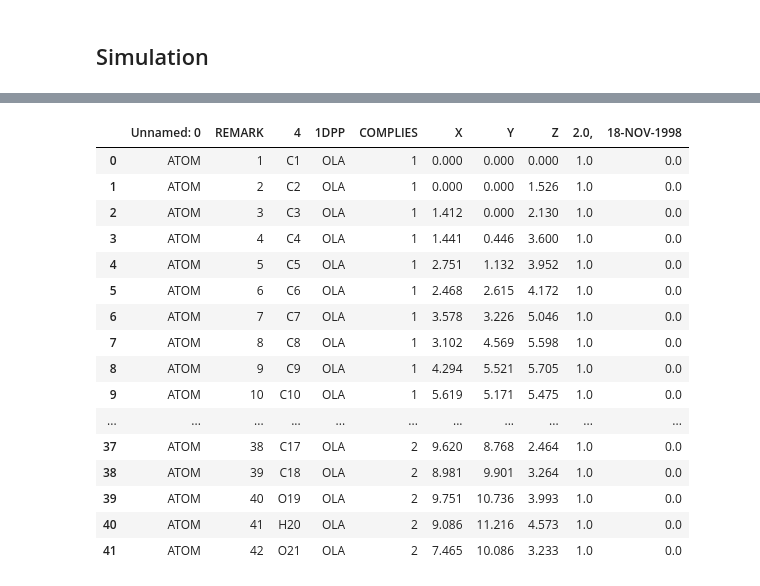
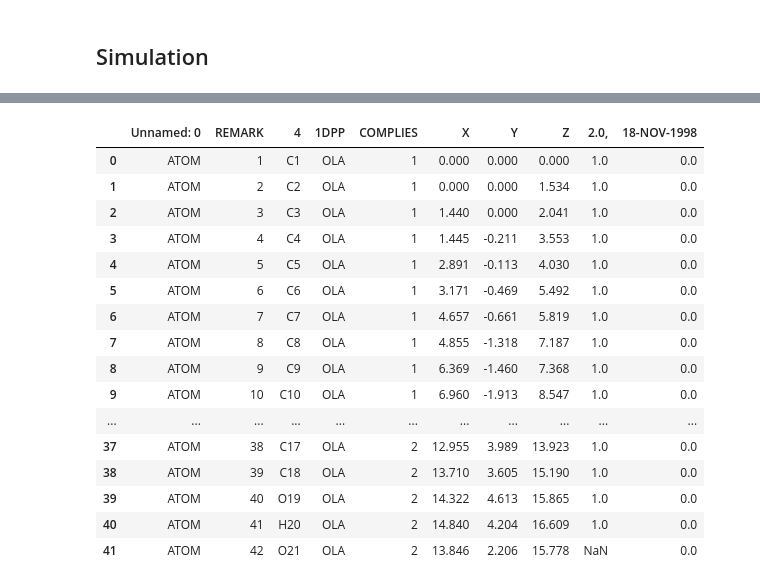
Before and after one commit to fengchenLBL/protein-dynamics-sim, a Jupyter notebook: webapp.ipynb, the cells around one changed output, grey strips where cells are left out. Saved outputs shown, nothing was run; the diff lists cells and outputs as text; code cells hidden in the pictures.

```diff
--- a/webapp.ipynb
+++ b/webapp.ipynb
@@ -299,9 +299,18 @@ def multinorm_sim(ds, k):
 
     return(np.array(tmp_list))
 
+atom_len = {}
+for data_k in np.unique(df['COMPLIES']):
+    tmp_df = df[df['COMPLIES'] == data_k]
+    for j in range(4, len(tmp_df)):
+        if j not in atom_len:
+            atom_len[j] = [p1p2(tmp_df[['X','Y','Z']].iloc[0], tmp_df[['X','Y','Z']].iloc[j])]
+        else:
+            atom_len[j].append(p1p2(tmp_df[['X','Y','Z']].iloc[0], tmp_df[['X','Y','Z']].iloc[j]))
+
+atom_len_dict = dict(pd.DataFrame(atom_len).mean())
+
 def sim_seq2(seq_l = 20, k_double = 9, data_sim=data_sim):
-    # seq_l = 20
-    # k_double = 9
     sim_df = pd.DataFrame(columns = list(data_sim.columns)+['dot_distance3'])
     sim_df
     #seq_l = 20
@@ -313,39 +322,15 @@ def sim_seq2(seq_l = 20, k_double = 9, data_sim=data_sim):
     sim_df['2.0,'] = 1.0
     sim_df['18-NOV-1998'] = 0.0
     #sim_df['18-NOV-1998'] df[df['atom_seq2'] == 'CCCC']['dots-distance'].sample(n=seq_l)
-
-    ds = df[df['atom_seq2']   == 'CCCC'][['dots-angle', 'dots-distance', 'planes-angle','dot_distance3']]
-    ds21 = df[df['atom_seq2'] == 'CCCc9'][['dots-angle', 'dots-distance', 'planes-angle','dot_distance3']]
-    ds22 = df[df['atom_seq2'] == 'CCc9c10'][['dots-angle', 'dots-distance', 'planes-angle','dot_distance3']]
-    ds23 = df[df['atom_seq2'] == 'Cc9c10C'][['dots-angle', 'dots-distance', 'planes-angle','dot_distance3']]
-    ds24 = df[df['atom_seq2'] == 'c9c10CC'][['dots-angle', 'dots-distance', 'planes-angle','dot_distance3']]
-    ds25 = df[df['atom_seq2'] == 'c10CCC'][['dots-angle', 'dots-distance', 'planes-angle','dot_distance3']]
-
-    tmp = pd.DataFrame(multinorm_sim(ds, seq_l),columns=ds.columns)
-    #tmp = pd.DataFrame(np.random.multivariate_normal(ds.mean(), ds.cov(), seq_l),columns=ds.columns)
-    #tmp = df[df['atom_seq2'] == 'CCCC'][['dots-angle', 'dots-distance', 'planes-angle','dot_distance3']].sample(n=seq_l)
+    tmp = df[df['atom_seq2'] == 'CCCC'][['dots-angle', 'dots-distance', 'planes-angle','dot_distance3']].sample(n=seq_l)
     tmp.index = sim_df.index
     sim_df[['dots-angle', 'dots-distance', 'planes-angle','dot_distance3']] = tmp[['dots-angle', 'dots-distance', 'planes-angle','dot_distance3']]
 
-    # tmp2 = pd.concat([df[df['atom_seq2'] == 'CCCc9'][['dots-angle', 'dots-distance', 'planes-angle','dot_distance3']].sample(n=1),
-    #               df[df['atom_seq2'] == 'CCc9c10'][['dots-angle', 'dots-distance', 'planes-angle','dot_distance3']].sample(n=1),
-    #               df[df['atom_seq2'] == 'Cc9c10C'][['dots-angle', 'dots-distance', 'planes-angle','dot_distance3']].sample(n=1),
-    #               df[df['atom_seq2'] == 'c9c10CC'][['dots-angle', 'dots-distance', 'planes-angle','dot_distance3']].sample(n=1),
-    #               df[df['atom_seq2'] == 'c10CCC'][['dots-angle', 'dots-distance', 'planes-angle','dot_distance3']].sample(n=1)])
-
-#     tmp2 = pd.concat([pd.DataFrame(np.random.multivariate_normal(ds21.mean(), ds21.cov(), 1),columns=ds21.columns),
-#                      pd.DataFrame(np.random.multivariate_normal(ds22.mean(), ds22.cov(), 1),columns=ds22.columns),
-#                      pd.DataFrame(np.random.multivariate_normal(ds23.mean(), ds23.cov(), 1),columns=ds23.columns),
-#                      pd.DataFrame(np.random.multivariate_normal(ds24.mean(), ds24.cov(), 1),columns=ds24.columns),
-#                      pd.DataFrame(np.random.multivariate_normal(ds25.mean(), ds25.cov(), 1),columns=ds25.columns)])
-
-    tmp2 = pd.concat([pd.DataFrame(multinorm_sim(ds21, 1),columns=ds21.columns),
-                      pd.DataFrame(multinorm_sim(ds22, 1),columns=ds22.columns),
-                      pd.DataFrame(multinorm_sim(ds23, 1),columns=ds23.columns),
-                      pd.DataFrame(multinorm_sim(ds24, 1),columns=ds24.columns),
-                      pd.DataFrame(multinorm_sim(ds25, 1),columns=ds25.columns),
-                     ])
-
+    tmp2 = pd.concat([df[df['atom_seq2'] == 'CCCc9'][['dots-angle', 'dots-distance', 'planes-angle','dot_distance3']].sample(n=1),
+                  df[df['atom_seq2'] == 'CCc9c10'][['dots-angle', 'dots-distance', 'planes-angle','dot_distance3']].sample(n=1),
+                  df[df['atom_seq2'] == 'Cc9c10C'][['dots-angle', 'dots-distance', 'planes-angle','dot_distance3']].sample(n=1),
+                  df[df['atom_seq2'] == 'c9c10CC'][['dots-angle', 'dots-distance', 'planes-angle','dot_distance3']].sample(n=1),
+                  df[df['atom_seq2'] == 'c10CCC'][['dots-angle', 'dots-distance', 'planes-angle','dot_distance3']].sample(n=1)])
     tmp2.index = range(k_double-2, k_double+3)
     for k in range(k_double-2, k_double+3):
         for c in tmp2.columns:
@@ -361,6 +346,7 @@ def sim_seq2(seq_l = 20, k_double = 9, data_sim=data_sim):
         sim_df.at[seq_l-2,c] = tmp4.at[0, c]
     sim_df.at[seq_l-2,'4'] = "O"+str(seq_l-1)
     sim_df.at[seq_l-1,'4'] = "H"+str(seq_l)
+
 
     #sim_df
     for k in range(3):
@@ -388,10 +374,18 @@ def sim_seq2(seq_l = 20, k_double = 9, data_sim=data_sim):
         ## replace observed XYX with simulated XYZ
         p1 = sim_df[['X','Y','Z']].iloc[k]
         l = np.array([p1p2(p1,xyz_sim[0]), p1p2(p1,xyz_sim[1]), p1p2(p1,xyz_sim[2]), p1p2(p1,xyz_sim[3])])
-        #d_max = np.argmax(l)
+        p0 = sim_df[['X','Y','Z']].iloc[k]
+        l0 = np.array([p1p2(p0,xyz_sim[0]), p1p2(p0,xyz_sim[1]), p1p2(p0,xyz_sim[2]), p1p2(p0,xyz_sim[3])])
+        d_max = np.argmax(l)
         d_min = np.argmin([abs(sim_df['dot_distance3'].iloc[k+3] - x) for x in l])
         d_random = np.random.choice([0,1,2,3])
-        d = np.random.choice([d_min, d_random], p=[0.9999, 0.0001])
+        if k in range(k_double-2, k_double+3):
+            d = np.random.choice([d_min, d_random], p=[0.9999, 0.0001])
+        else:
+            d = np.random.choice([d_max, d_random], p=[0.9999, 0.0001])
+            if k+3 in atom_len_dict:
+                d_min0 = np.argmin([abs(atom_len_dict[k+3] - x) for x in l0])
+                d = np.random.choice([d_min0, d_random], p=[0.9999, 0.0001])
         sim_df.at[k+3, 'X'] = xyz_sim[d][0]
         sim_df.at[k+3, 'Y'] = xyz_sim[d][1]
         sim_df.at[k+3, 'Z'] = xyz_sim[d][2]
@@ -402,8 +396,9 @@ def sim_seq2(seq_l = 20, k_double = 9, data_sim=data_sim):
     B = [list(sim_df['X'])[j-2], list(sim_df['Y'])[j-2], list(sim_df['Z'])[j-2]]
     C = [list(sim_df['X'])[j-3], list(sim_df['Y'])[j-3], list(sim_df['Z'])[j-3]]
     D = dots_extend_mirror(A, B, C)
-    sim_df = sim_df.append({'REMARK':str(j+2), '4':'O'+str(j+2), '1DPP':'OLA', 'COMPLIES':1, '18-NOV-1998':0.0, '2.0,':1.0,
+    sim_df = sim_df.append({'REMARK':str(j+2), '4':'O'+str(j+2), '1DPP':'OLA', 'COMPLIES':1, '18-NOV-1998':0.0, '2.0':1.0,
                'X': D[0], 'Y': D[1], 'Z': D[2]}, ignore_index=True)
+
     return(sim_df)
 
 sim_all = []
@@ -442,45 +437,45 @@ with open("data_sim_all_group.pdb", "w") as fout:
 
 # pdb_parser = PDBParser()
 # structure = pdb_parser.get_structure("PHA-L", "data_sim_all.pdb")
 # view = nv.show_biopython(structure)
 
 # view
 
 # view.color_by('atomindex')
 
 # view.render_image(trim=True, factor=2)
 # view._display_image()
 
 if pdb_export:
     timestamp = int( time.time() )
     #os.system('cp data_sim_all.pdb ./download/data_sim_{}.pdb'.format(timestamp))
     with open(os.path.join(output_dir, "data_sim_{}.pdb".format(timestamp)), "w") as fout:
         #os.popen('cat data_sim_all.pdb').read()
         #fout.write("This is a test")
         #fout.write(os.popen('cat data_sim_all.pdb').read())
         fout.write(os.popen('cat data_sim_all_group.pdb').read())
         #os.system('cp data_sim_all.pdb ./download/data_sim_{}.pdb'.format(timestamp))
     #os.system('gsutil cp data_sim_all.pdb gs://molecular-dynamics-sim/download/data_sim_all_{}.pdb'.format(timestamp))
     #print("PDB Export: https://storage.cloud.google.com/molecular-dynamics-sim/download/data_sim_all_{}.pdb".format(timestamp))
     pdb_df = pd.read_csv('data_sim_all.csv')
     pd.set_option('display.max_rows', pdb_df.shape[0]+1)
     #os.system('cat data_sim_all.pdb')
     display(pdb_df)
 # %% [output]
 |  | Unnamed: 0 | REMARK | 4 | 1DPP | COMPLIES | X | Y | Z | 2.0, | 18-NOV-1998 |
 | 0 | ATOM | 1 | C1 | OLA | 1 | 0.000 | 0.000 | 0.000 | 1.0 | 0.0 |
-| 1 | ATOM | 2 | C2 | OLA | 1 | 0.000 | 0.000 | 1.526 | 1.0 | 0.0 |
-| 2 | ATOM | 3 | C3 | OLA | 1 | 1.412 | 0.000 | 2.130 | 1.0 | 0.0 |
-| 3 | ATOM | 4 | C4 | OLA | 1 | 1.441 | 0.446 | 3.600 | 1.0 | 0.0 |
-| 4 | ATOM | 5 | C5 | OLA | 1 | 2.751 | 1.132 | 3.952 | 1.0 | 0.0 |
-| 5 | ATOM | 6 | C6 | OLA | 1 | 2.468 | 2.615 | 4.172 | 1.0 | 0.0 |
-| 6 | ATOM | 7 | C7 | OLA | 1 | 3.578 | 3.226 | 5.046 | 1.0 | 0.0 |
-| 7 | ATOM | 8 | C8 | OLA | 1 | 3.102 | 4.569 | 5.598 | 1.0 | 0.0 |
-| 8 | ATOM | 9 | C9 | OLA | 1 | 4.294 | 5.521 | 5.705 | 1.0 | 0.0 |
-| 9 | ATOM | 10 | C10 | OLA | 1 | 5.619 | 5.171 | 5.475 | 1.0 | 0.0 |
+| 1 | ATOM | 2 | C2 | OLA | 1 | 0.000 | 0.000 | 1.534 | 1.0 | 0.0 |
+| 2 | ATOM | 3 | C3 | OLA | 1 | 1.440 | 0.000 | 2.041 | 1.0 | 0.0 |
+| 3 | ATOM | 4 | C4 | OLA | 1 | 1.445 | -0.211 | 3.553 | 1.0 | 0.0 |
+| 4 | ATOM | 5 | C5 | OLA | 1 | 2.891 | -0.113 | 4.030 | 1.0 | 0.0 |
+| 5 | ATOM | 6 | C6 | OLA | 1 | 3.171 | -0.469 | 5.492 | 1.0 | 0.0 |
+| 6 | ATOM | 7 | C7 | OLA | 1 | 4.657 | -0.661 | 5.819 | 1.0 | 0.0 |
+| 7 | ATOM | 8 | C8 | OLA | 1 | 4.855 | -1.318 | 7.187 | 1.0 | 0.0 |
+| 8 | ATOM | 9 | C9 | OLA | 1 | 6.369 | -1.460 | 7.368 | 1.0 | 0.0 |
+| 9 | ATOM | 10 | C10 | OLA | 1 | 6.960 | -1.913 | 8.547 | 1.0 | 0.0 |
 | ... | ... | ... | ... | ... | ... | ... | ... | ... | ... | ... |
-| 37 | ATOM | 38 | C17 | OLA | 2 | 9.620 | 8.768 | 2.464 | 1.0 | 0.0 |
-| 38 | ATOM | 39 | C18 | OLA | 2 | 8.981 | 9.901 | 3.264 | 1.0 | 0.0 |
-| 39 | ATOM | 40 | O19 | OLA | 2 | 9.751 | 10.736 | 3.993 | 1.0 | 0.0 |
-| 40 | ATOM | 41 | H20 | OLA | 2 | 9.086 | 11.216 | 4.573 | 1.0 | 0.0 |
-| 41 | ATOM | 42 | O21 | OLA | 2 | 7.465 | 10.086 | 3.233 | 1.0 | 0.0 |
+| 37 | ATOM | 38 | C17 | OLA | 2 | 12.955 | 3.989 | 13.923 | 1.0 | 0.0 |
+| 38 | ATOM | 39 | C18 | OLA | 2 | 13.710 | 3.605 | 15.190 | 1.0 | 0.0 |
+| 39 | ATOM | 40 | O19 | OLA | 2 | 14.322 | 4.613 | 15.865 | 1.0 | 0.0 |
+| 40 | ATOM | 41 | H20 | OLA | 2 | 14.840 | 4.204 | 16.609 | 1.0 | 0.0 |
+| 41 | ATOM | 42 | O21 | OLA | 2 | 13.846 | 2.206 | 15.778 | NaN | 0.0 |
```
